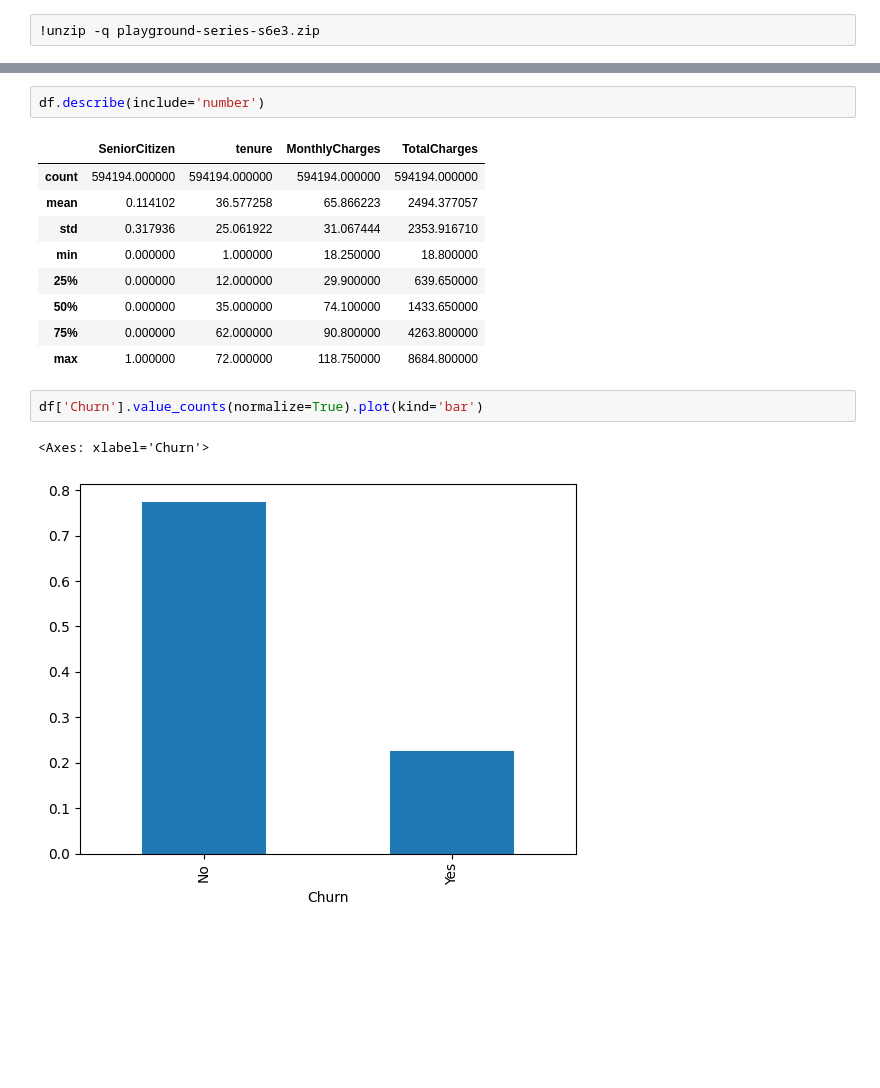
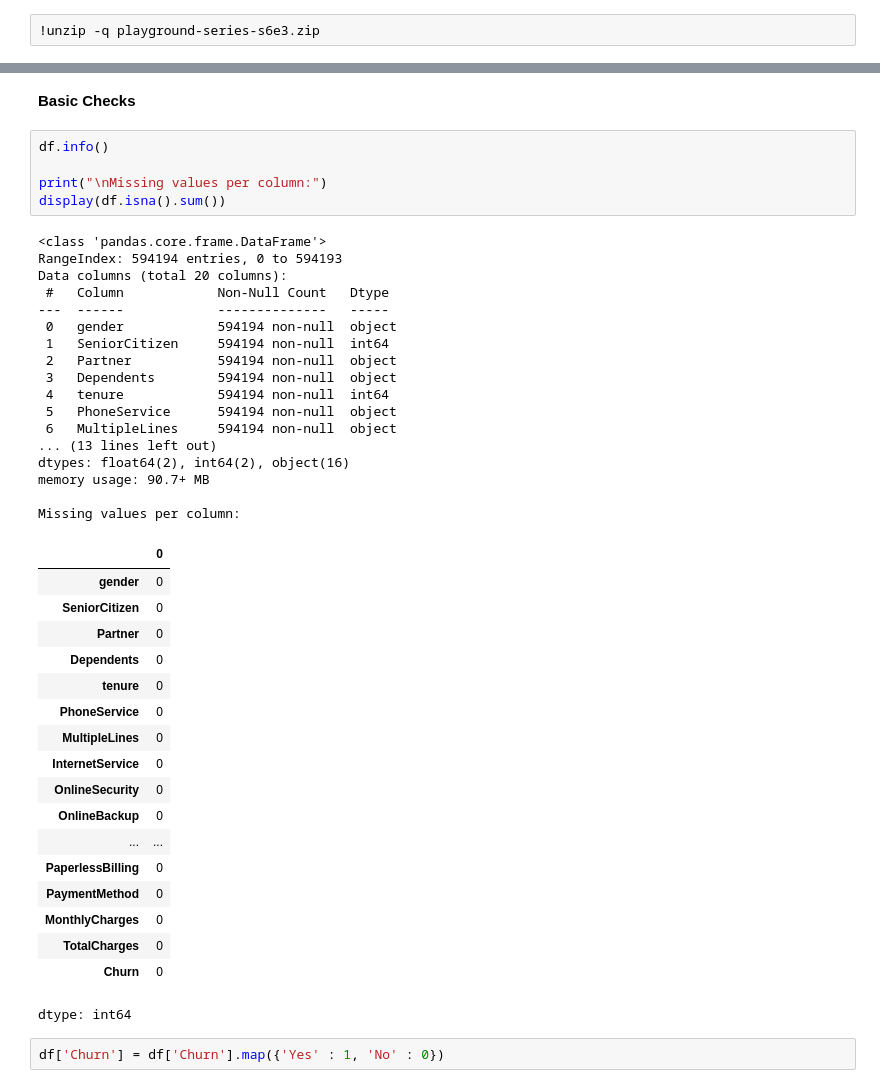
Before and after one commit to mdmohsin212/Kaggle-competitions, a Jupyter notebook: Predict Customer Churn/notebook/churn.ipynb, the cells around one changed output, grey strips where cells are left out. Cells and saved outputs as stored; diff of their text form; blank space fills up the shorter version.

```diff
--- a/Predict Customer Churn/notebook/churn.ipynb
+++ b/Predict Customer Churn/notebook/churn.ipynb
@@ -54,17 +55,45 @@ memory usage: 90.7+ MB
-# %%
-df.describe(include='number')
-# %% [output]
-|  | SeniorCitizen | tenure | MonthlyCharges | TotalCharges |
-| count | 594194.000000 | 594194.000000 | 594194.000000 | 594194.000000 |
-| mean | 0.114102 | 36.577258 | 65.866223 | 2494.377057 |
-| std | 0.317936 | 25.061922 | 31.067444 | 2353.916710 |
-| min | 0.000000 | 1.000000 | 18.250000 | 18.800000 |
-| 25% | 0.000000 | 12.000000 | 29.900000 | 639.650000 |
-| 50% | 0.000000 | 35.000000 | 74.100000 | 1433.650000 |
-| 75% | 0.000000 | 62.000000 | 90.800000 | 4263.800000 |
-| max | 1.000000 | 72.000000 | 118.750000 | 8684.800000 |
-# %%
-df['Churn'].value_counts(normalize=True).plot(kind='bar')
-# %% [output]
-<Axes: xlabel='Churn'>
-[figure, removed]
+# %% [markdown]
+**Basic Checks**
+# %%
+df.info()
+
+print("\nMissing values per column:")
+display(df.isna().sum())
+# %% [output]
+<class 'pandas.core.frame.DataFrame'>
+RangeIndex: 594194 entries, 0 to 594193
+Data columns (total 20 columns):
+ #   Column            Non-Null Count   Dtype
+---  ------            --------------   -----
+ 0   gender            594194 non-null  object
+ 1   SeniorCitizen     594194 non-null  int64
+ 2   Partner           594194 non-null  object
+ 3   Dependents        594194 non-null  object
+ 4   tenure            594194 non-null  int64
+ 5   PhoneService      594194 non-null  object
+ 6   MultipleLines     594194 non-null  object
+... (13 lines left out)
+dtypes: float64(2), int64(2), object(16)
+memory usage: 90.7+ MB
+
+Missing values per column:
+|  | 0 |
+| gender | 0 |
+| SeniorCitizen | 0 |
+| Partner | 0 |
+| Dependents | 0 |
+| tenure | 0 |
+| PhoneService | 0 |
+| MultipleLines | 0 |
+| InternetService | 0 |
+| OnlineSecurity | 0 |
+| OnlineBackup | 0 |
+| ... | ... |
+| PaperlessBilling | 0 |
+| PaymentMethod | 0 |
+| MonthlyCharges | 0 |
+| TotalCharges | 0 |
+| Churn | 0 |
+dtype: int64
+# %%
+df['Churn'] = df['Churn'].map({'Yes' : 1, 'No' : 0})
```
Also changed, not shown: parts of 16 cells of this notebook.
